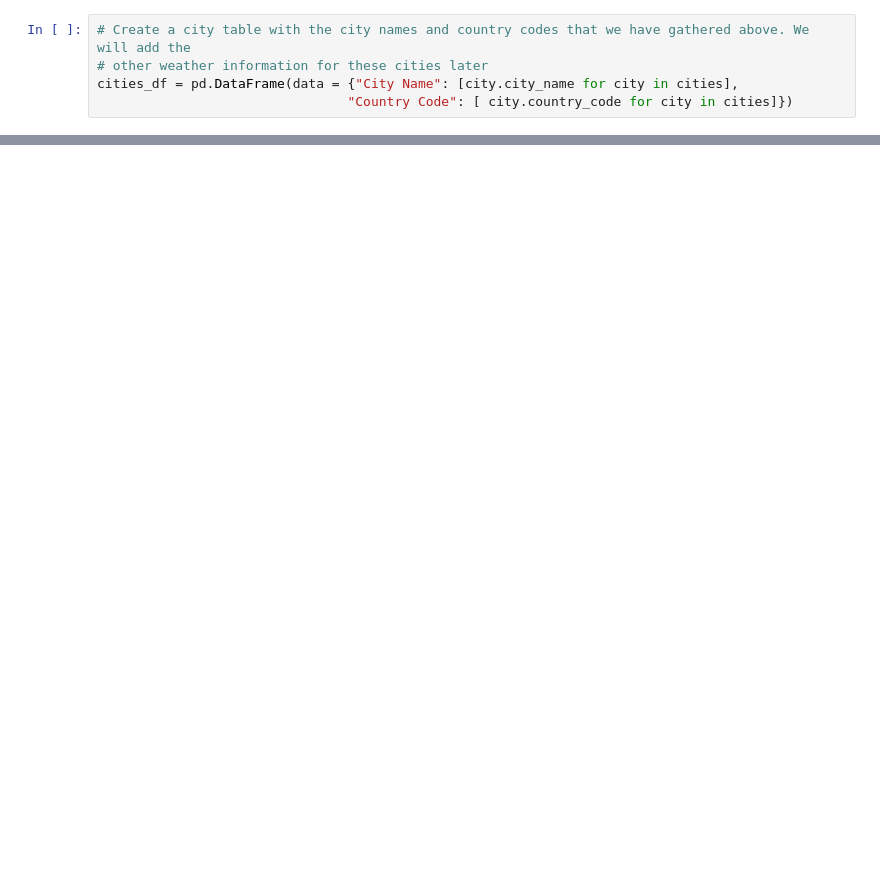
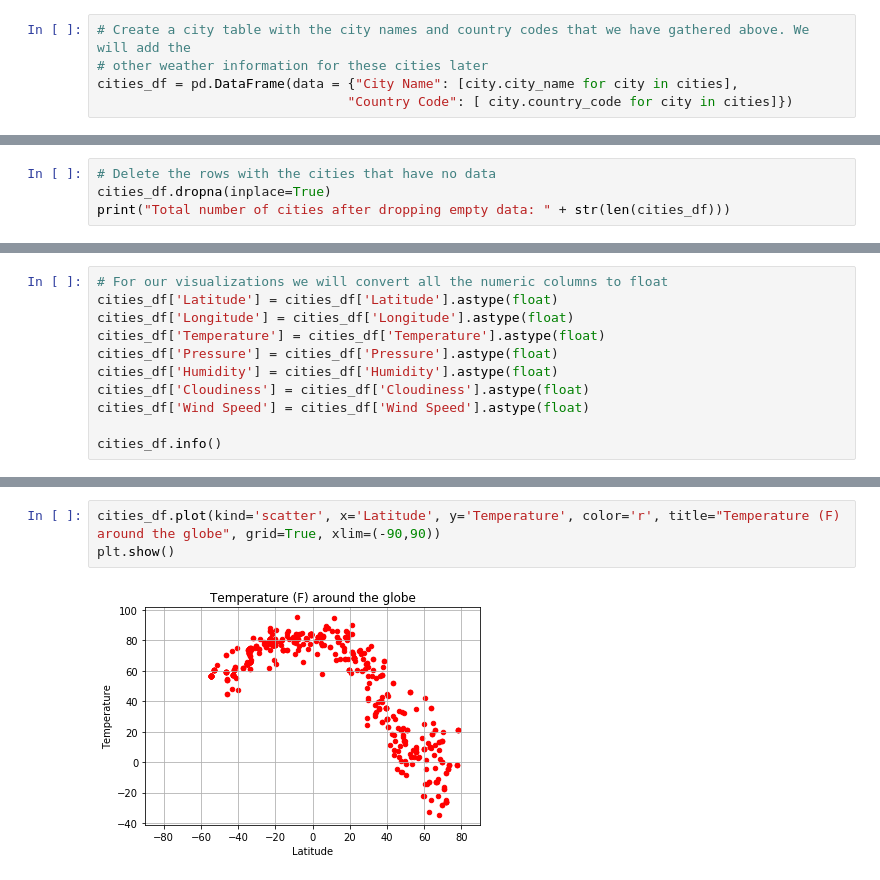
Before and after one commit to rupalimayekar/UTA-Python-Challenge, a Jupyter notebook: WeatherPy/WeatherPy.ipynb, the cells around one changed output, grey strips where cells are left out. Drawn from its saved outputs; the diff is of its cells as text; blank space fills up the shorter version.

```diff
--- a/WeatherPy/WeatherPy.ipynb
+++ b/WeatherPy/WeatherPy.ipynb
@@ -155,0 +163,4 @@ dtype: int64
+# %%
+# Delete the rows with the cities that have no data
+cities_df.dropna(inplace=True)
+print("Total number of cities after dropping empty data: " + str(len(cities_df)))
@@ -155,0 +179,11 @@ dtype: int64
+# %%
+# For our visualizations we will convert all the numeric columns to float
+cities_df['Latitude'] = cities_df['Latitude'].astype(float)
+cities_df['Longitude'] = cities_df['Longitude'].astype(float)
+cities_df['Temperature'] = cities_df['Temperature'].astype(float)
+cities_df['Pressure'] = cities_df['Pressure'].astype(float)
+cities_df['Humidity'] = cities_df['Humidity'].astype(float)
+cities_df['Cloudiness'] = cities_df['Cloudiness'].astype(float)
+cities_df['Wind Speed'] = cities_df['Wind Speed'].astype(float)
+
+cities_df.info()
@@ -155,0 +211,5 @@ dtype: int64
+# %%
+cities_df.plot(kind='scatter', x='Latitude', y='Temperature', color='r', title="Temperature (F) around the globe", grid=True, xlim=(-90,90))
+plt.show()
+# %% [output]
+[figure, added]
```
Also changed, not shown: parts of 23 cells of this notebook.
